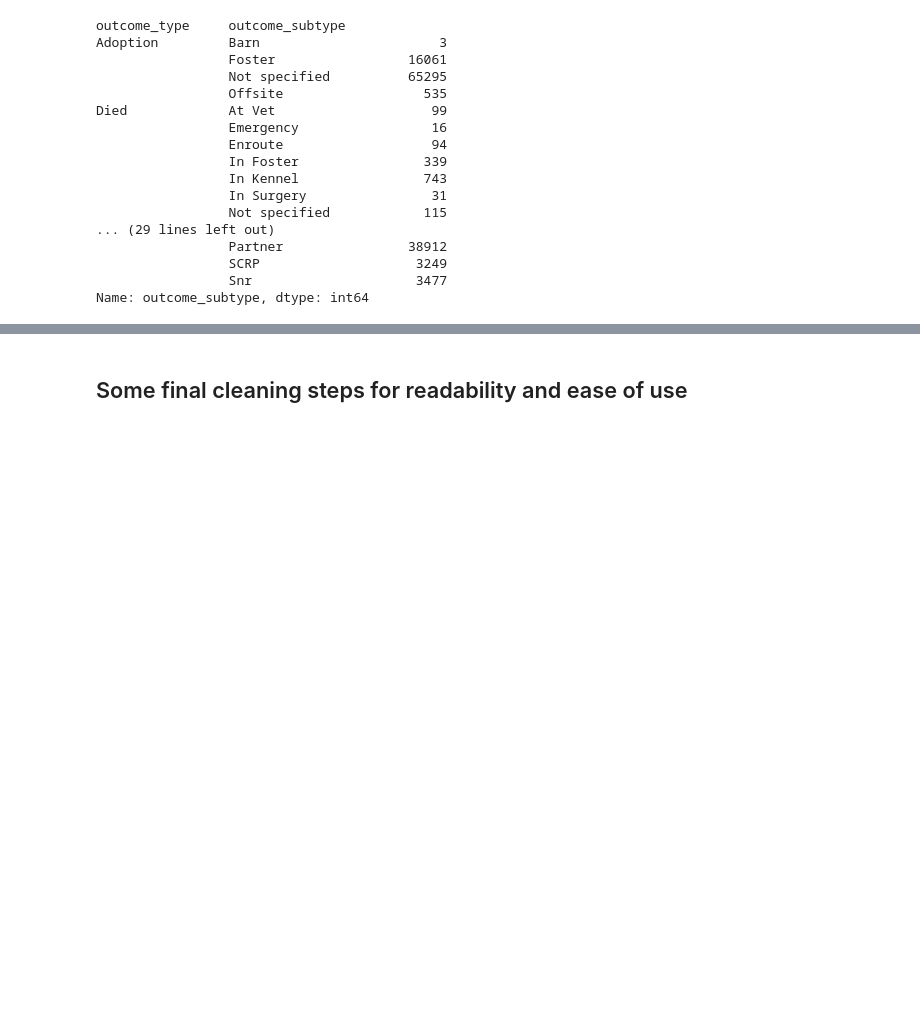
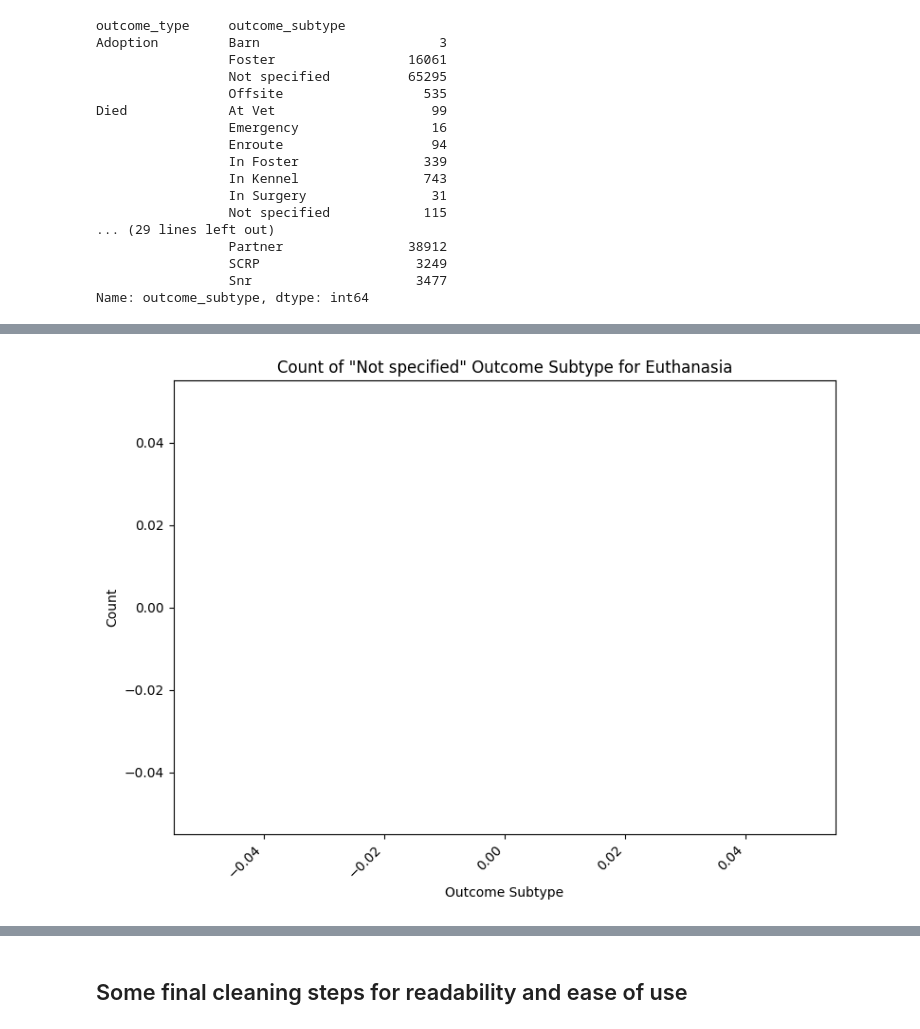
Before and after one commit to a-messmer/AAC_prelim_data_analysis_project, a Jupyter notebook: Project-api.ipynb, the cells around one changed output, grey strips where cells are left out. Drawn from its saved outputs; the diff is of its cells as text; code cells hidden in the pictures; blank space fills up the shorter version.

Commit message:
Checked the clearing data ipynb file, made some small corrections and aditions

```diff
--- a/Project-api.ipynb
+++ b/Project-api.ipynb
@@ -734,0 +797,20 @@ PLACEHOLDER TO DEVELOP BAR CHART THAT SHOWS SUBTYPES FOR ANIMALS WHO WHERE EUTHA
+# %%
+# Filter data for 'Euthanasia' outcome_type and 'Not specified' outcome_subtype
+euthanasia_filtered_df = shelter_df[(shelter_df['outcome_type'] == 'Euthanasia') & (shelter_df['outcome_subtype'] == 'Not specified')]
+
+# Count 'Not specified' outcome_subtype values
+outcome_subtype_counts = euthanasia_filtered_df['outcome_subtype'].value_counts()
+
+# Create a bar chart
+plt.figure(figsize=(8, 6))
+plt.bar(outcome_subtype_counts.index, outcome_subtype_counts.values, color='blue')
+plt.xlabel('Outcome Subtype')
+plt.ylabel('Count')
+plt.title('Count of "Not specified" Outcome Subtype for Euthanasia')
+plt.xticks(rotation=45, ha='right')
+
+# Display the chart
+plt.tight_layout()
+plt.show()
+# %% [output]
+[figure, added]
```
Also changed, not shown: parts of 43 cells of this notebook.
